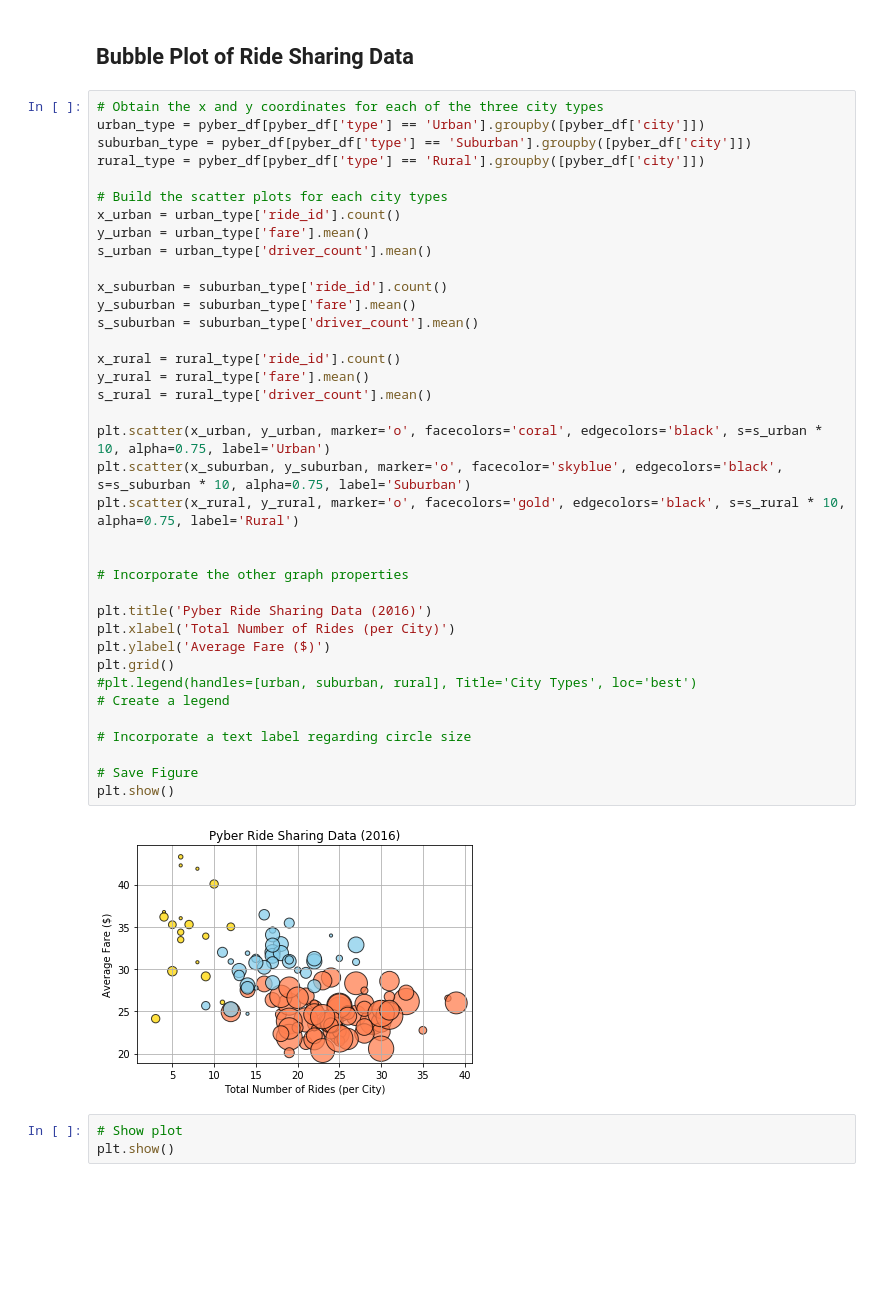
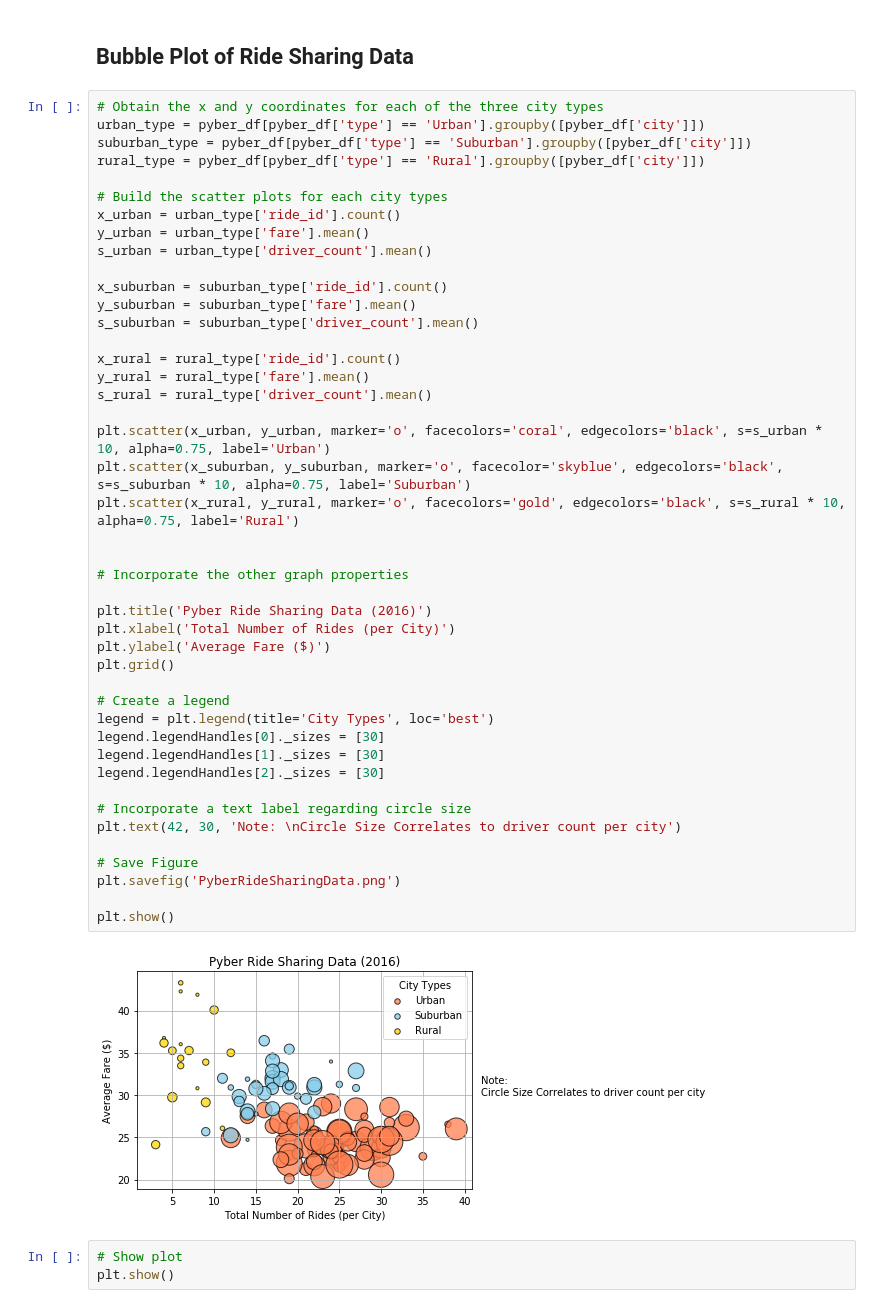
Before and after one commit to bwalshdtan/Matplotlib_Homework, a Jupyter notebook: pyber_starter.ipynb, the cells around one changed output. Drawn from its saved outputs; the diff is of its cells as text; blank space fills up the shorter version.

Commit message:
Complete pyber bubble plot

```diff
--- a/pyber_starter.ipynb
+++ b/pyber_starter.ipynb
@@ -36,35 +36,42 @@ rural_type = pyber_df[pyber_df['type'] == 'Rural'].groupby([pyber_df['city']])
 x_urban = urban_type['ride_id'].count()
 y_urban = urban_type['fare'].mean()
 s_urban = urban_type['driver_count'].mean()
 
 x_suburban = suburban_type['ride_id'].count()
 y_suburban = suburban_type['fare'].mean()
 s_suburban = suburban_type['driver_count'].mean()
 
 x_rural = rural_type['ride_id'].count()
 y_rural = rural_type['fare'].mean()
 s_rural = rural_type['driver_count'].mean()
 
 plt.scatter(x_urban, y_urban, marker='o', facecolors='coral', edgecolors='black', s=s_urban * 10, alpha=0.75, label='Urban')
 plt.scatter(x_suburban, y_suburban, marker='o', facecolor='skyblue', edgecolors='black', s=s_suburban * 10, alpha=0.75, label='Suburban')
 plt.scatter(x_rural, y_rural, marker='o', facecolors='gold', edgecolors='black', s=s_rural * 10, alpha=0.75, label='Rural')
 
 
 # Incorporate the other graph properties
 
 plt.title('Pyber Ride Sharing Data (2016)')
 plt.xlabel('Total Number of Rides (per City)')
 plt.ylabel('Average Fare ($)')
 plt.grid()
-#plt.legend(handles=[urban, suburban, rural], Title='City Types', loc='best')
+
 # Create a legend
+legend = plt.legend(title='City Types', loc='best')
+legend.legendHandles[0]._sizes = [30]
+legend.legendHandles[1]._sizes = [30]
+legend.legendHandles[2]._sizes = [30]
 
 # Incorporate a text label regarding circle size
+plt.text(42, 30, 'Note: \nCircle Size Correlates to driver count per city')
 
 # Save Figure
+plt.savefig('PyberRideSharingData.png')
+
 plt.show()
 # %% [output]
-[figure, old version]
+[figure, new version]
 # %%
 # Show plot
 plt.show()
```
Also changed, not shown: 1 other file.
